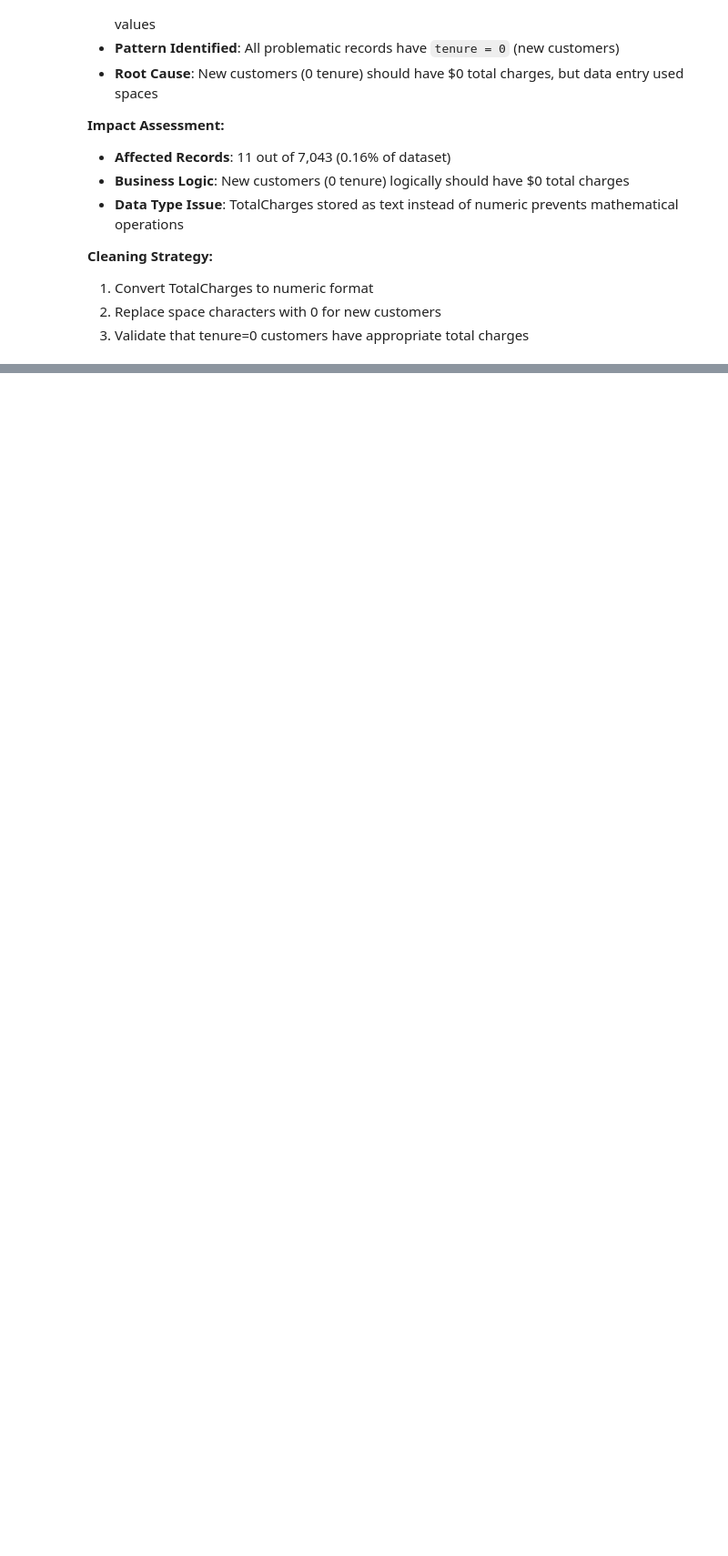
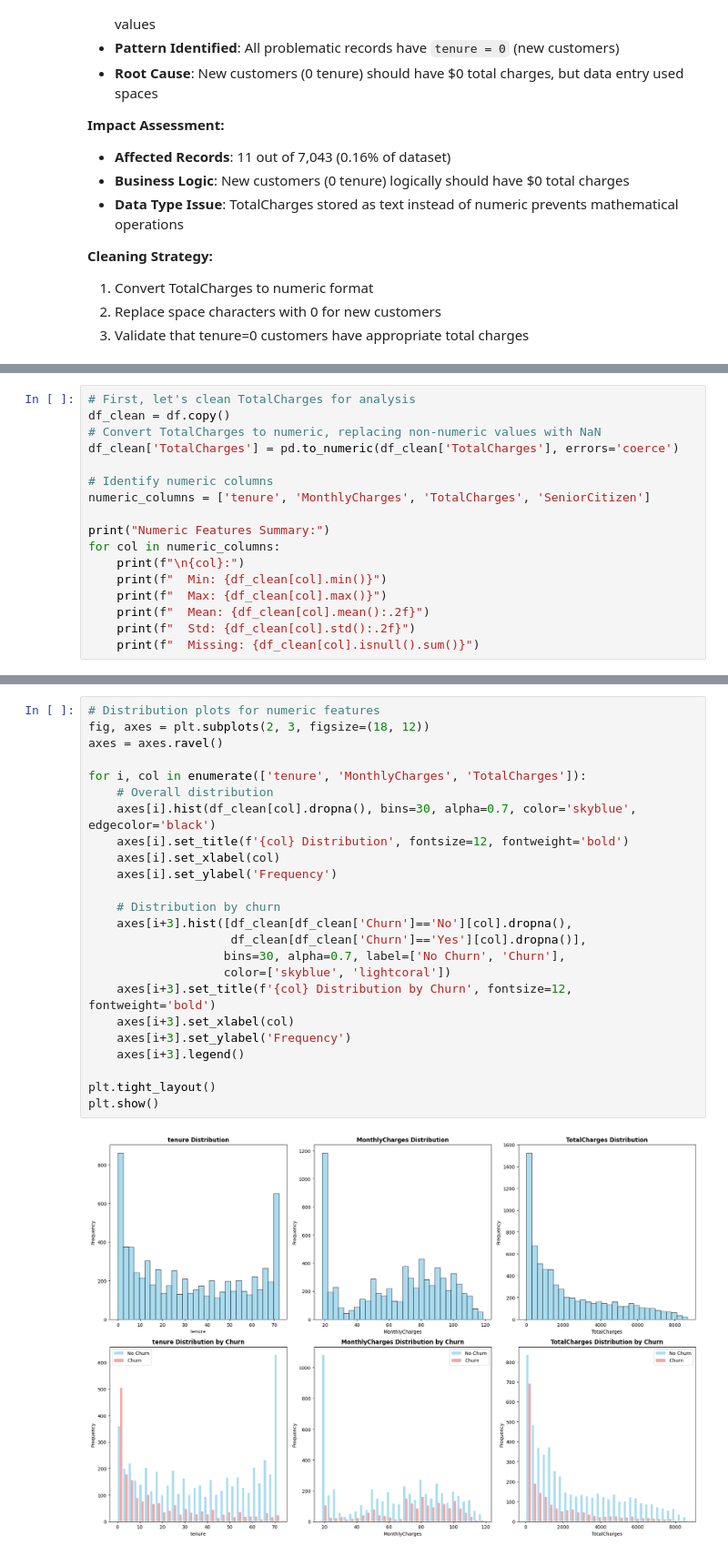
Before and after one commit to TumainiC/Churn_Prediction, a Jupyter notebook: churn_eda.ipynb, the cells around one changed output, grey strips where cells are left out. Shown at 91% size. Saved outputs shown, nothing was run; the diff lists cells and outputs as text; blank space fills up the shorter version.

```diff
--- a/churn_eda.ipynb
+++ b/churn_eda.ipynb
@@ -162,0 +255,17 @@ if len(non_numeric_total_charges) > 0:
+# %%
+# First, let's clean TotalCharges for analysis
+df_clean = df.copy()
+# Convert TotalCharges to numeric, replacing non-numeric values with NaN
+df_clean['TotalCharges'] = pd.to_numeric(df_clean['TotalCharges'], errors='coerce')
+
+# Identify numeric columns
+numeric_columns = ['tenure', 'MonthlyCharges', 'TotalCharges', 'SeniorCitizen']
+
+print("Numeric Features Summary:")
+for col in numeric_columns:
+    print(f"\n{col}:")
+    print(f"  Min: {df_clean[col].min()}")
+    print(f"  Max: {df_clean[col].max()}")
+    print(f"  Mean: {df_clean[col].mean():.2f}")
+    print(f"  Std: {df_clean[col].std():.2f}")
+    print(f"  Missing: {df_clean[col].isnull().sum()}")
@@ -162,0 +290,26 @@ if len(non_numeric_total_charges) > 0:
+# %%
+# Distribution plots for numeric features
+fig, axes = plt.subplots(2, 3, figsize=(18, 12))
+axes = axes.ravel()
+
+for i, col in enumerate(['tenure', 'MonthlyCharges', 'TotalCharges']):
+    # Overall distribution
+    axes[i].hist(df_clean[col].dropna(), bins=30, alpha=0.7, color='skyblue', edgecolor='black')
+    axes[i].set_title(f'{col} Distribution', fontsize=12, fontweight='bold')
+    axes[i].set_xlabel(col)
+    axes[i].set_ylabel('Frequency')
+
+    # Distribution by churn
+    axes[i+3].hist([df_clean[df_clean['Churn']=='No'][col].dropna(),
+                    df_clean[df_clean['Churn']=='Yes'][col].dropna()],
+                   bins=30, alpha=0.7, label=['No Churn', 'Churn'],
+                   color=['skyblue', 'lightcoral'])
+    axes[i+3].set_title(f'{col} Distribution by Churn', fontsize=12, fontweight='bold')
+    axes[i+3].set_xlabel(col)
+    axes[i+3].set_ylabel('Frequency')
+    axes[i+3].legend()
+
+plt.tight_layout()
+plt.show()
+# %% [output]
+[figure, added]
```
Also changed, not shown: parts of 9 cells of this notebook.
